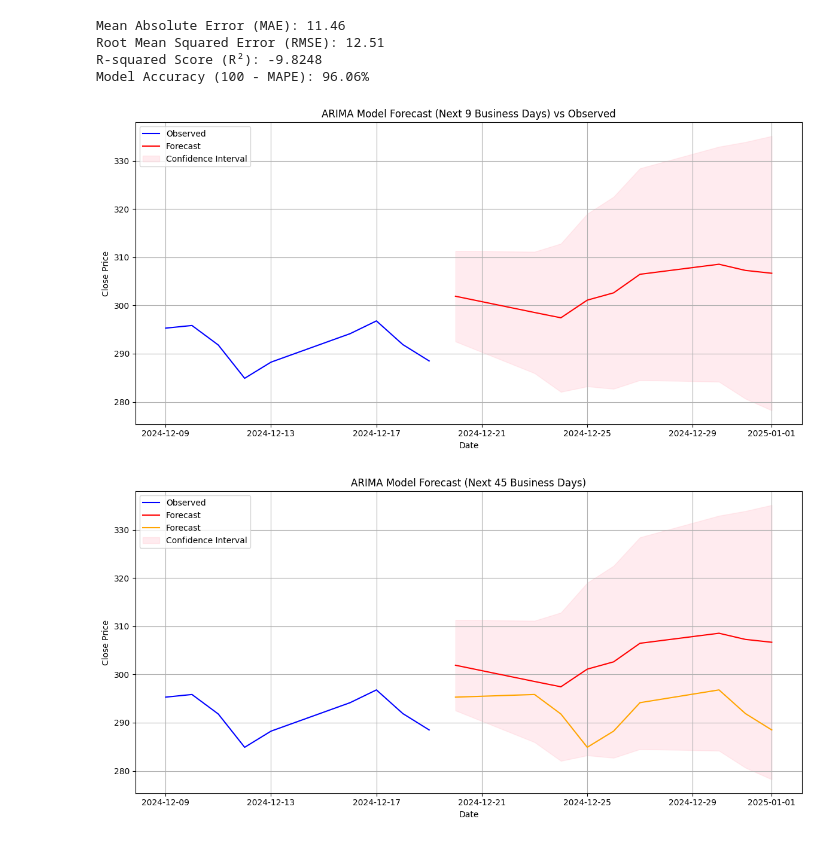
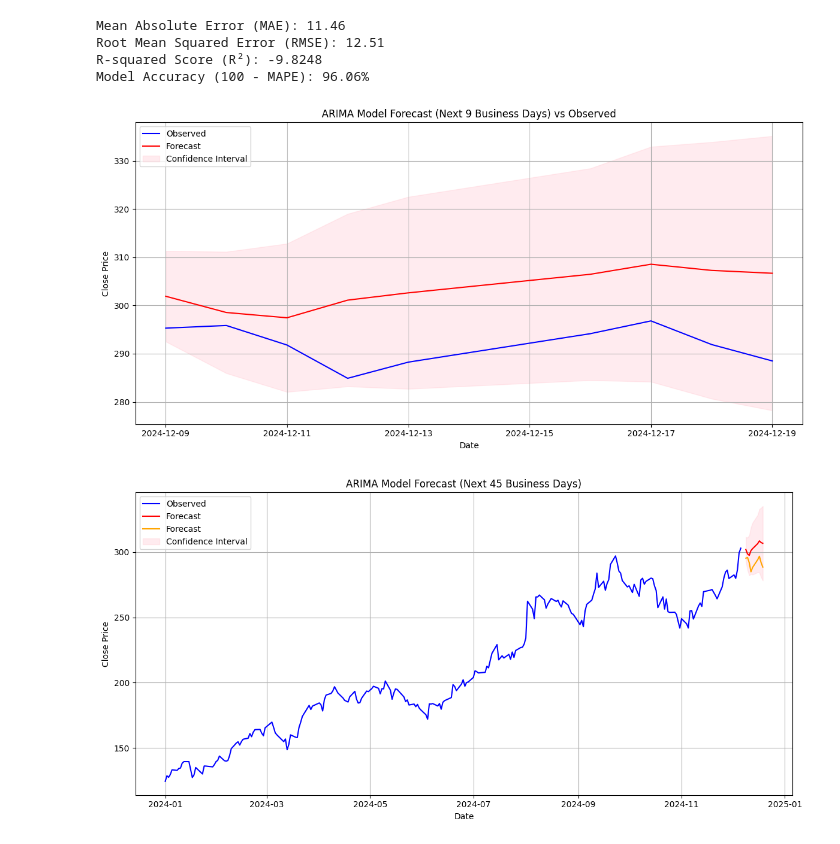
Before and after one commit to Shahu-22/Python, a Jupyter notebook: yfinance_nse_exp.ipynb, the cells around one changed output. Cells and saved outputs as stored; diff of their text form; code cells hidden in the pictures.

Commit message:
Stock price forecasting

```diff
--- a/yfinance_nse_exp.ipynb
+++ b/yfinance_nse_exp.ipynb
@@ -313,4 +327,5 @@ Date
 # %%
+# Downloading Future Value from yf
 import yfinance as yf
 import pandas as pd
 from datetime import datetime  # For handling dates
@@ -321,13 +336,13 @@ start_date = '2024-12-09'
 end_date = datetime.now().strftime('%Y-%m-%d')  # Get today's date as a string
 
 # Download the data
-df = yf.download(ticker, start=start_date, end=end_date)
+df1 = yf.download(ticker, start=start_date, end=end_date)
 
 # Convert to a DataFrame
-data = pd.DataFrame(df)
+data = pd.DataFrame(df1)
 
 # Display the DataFrame
-print(data['Close'])
-print(forecast_mean_with_dates.head(9))
+# print(data['Close'])
+# print(forecast_mean_with_dates.head(9))
 # %% [output]
 [*********************100%***********************]  1 of 1 completed
@@ -424,35 +424,35 @@ forecast_index = pd.date_range(start=df.index[-1] + pd.Timedelta(days=1), period
 
 # Extract forecasted values and confidence intervals
 forecast_mean = forecast.predicted_mean
 forecast_ci = forecast.conf_int()
 
 # Combine the observed data and forecast data for plotting
 combined_index = df.index.append(forecast_index)
 combined_data = pd.concat([data['Close'], forecast_mean])
 
 # Plot the observed and forecasted data on the same axis
 plt.figure(figsize=(12, 6))
-plt.plot(df.index, data['Close'].dropna(), label='Observed', color='blue')  # Actual data
+plt.plot(data.index, data['Close'].dropna(), label='Observed', color='blue')  # Actual data
 plt.plot(forecast_index, forecast_mean.dropna(), label='Forecast', color='red')  # Forecasted data
 plt.fill_between(
     forecast_index,
     forecast_ci.iloc[:, 0],  # Lower bound of the confidence interval
     forecast_ci.iloc[:, 1],  # Upper bound of the confidence interval
     color='pink',
     alpha=0.3,
     label='Confidence Interval'
 )
 
 # Customize the plot
 plt.title('ARIMA Model Forecast (Next 9 Business Days) vs Observed')
 plt.xlabel('Date')
 plt.ylabel('Close Price')
 plt.legend()
 plt.grid(True)
 plt.tight_layout()
 plt.show()
 # %% [output]
-[figure, old version]
+[figure, new version]
 # %%
 # Forecast the next 45 days
 forecast_steps = 9
@@ -488,4 +488,4 @@ plt.grid(True)
 plt.tight_layout()
 plt.show()
 # %% [output]
-[figure, old version]
+[figure, new version]
```
Also changed, not shown: parts of 7 cells of this notebook.
